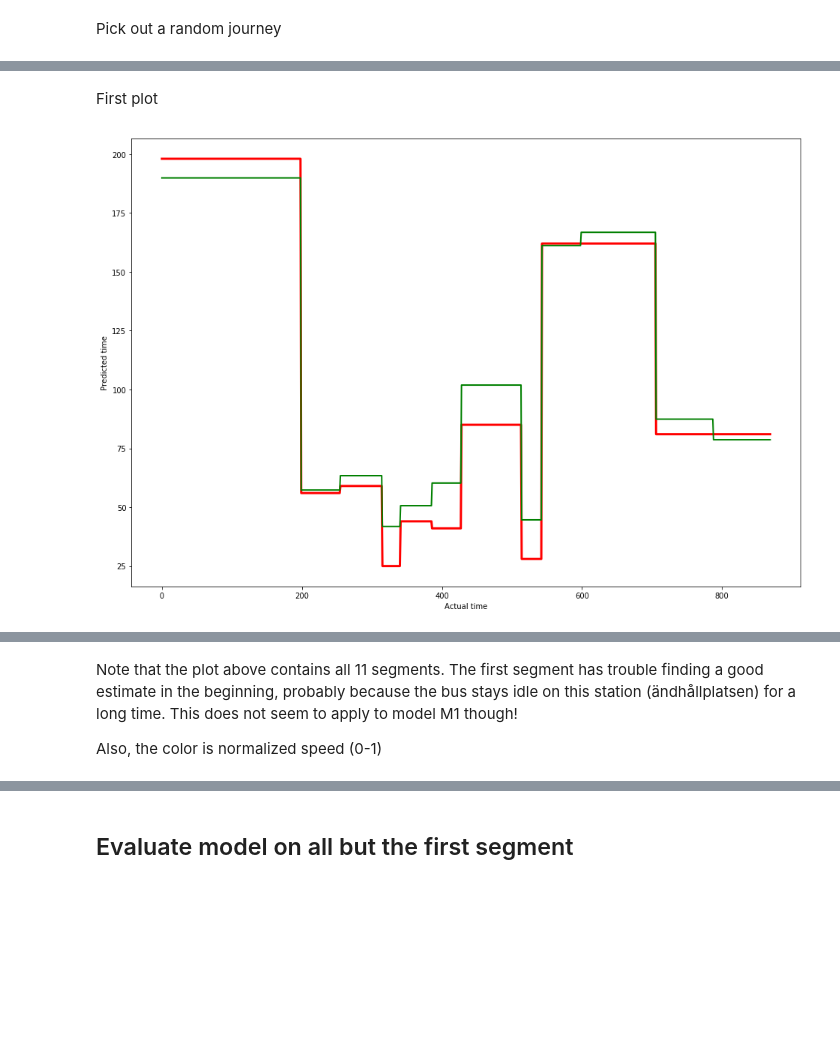
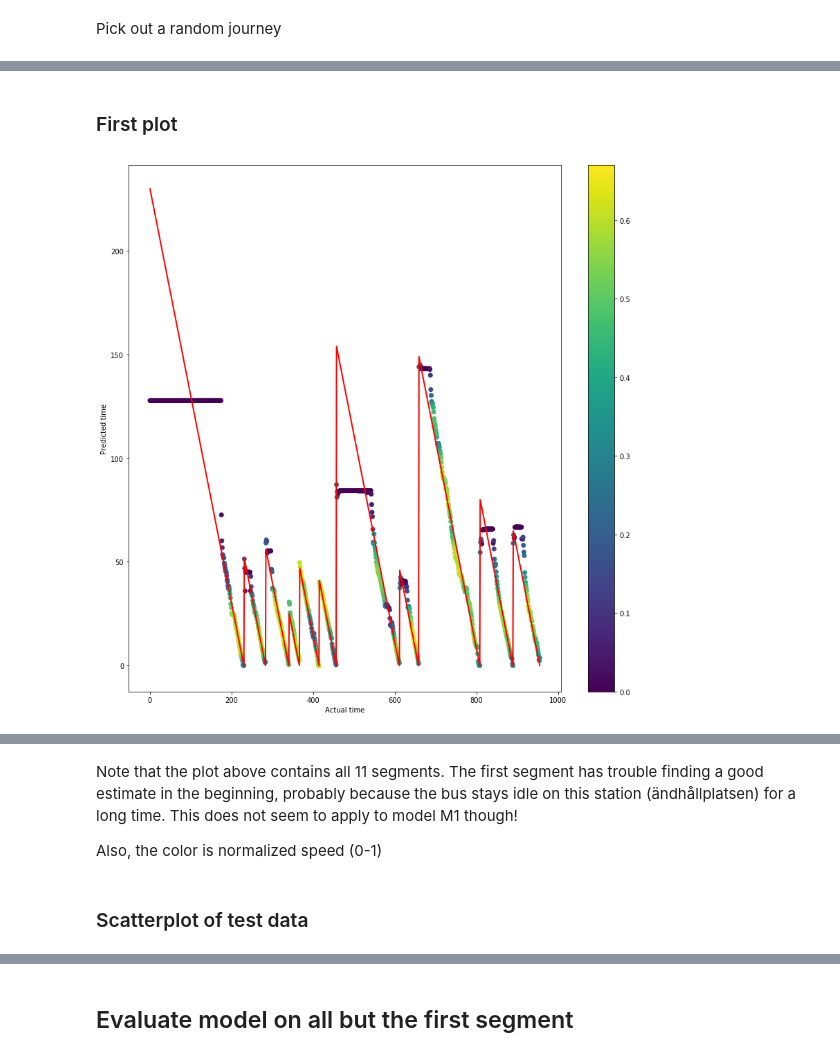
Before and after one commit to M20190649/TDDE19-bus-arrival-time, a Jupyter notebook: ANN/3. Model evaluation.ipynb, the cells around one changed output, grey strips where cells are left out. Saved outputs shown, nothing was run; the diff lists cells and outputs as text; code cells hidden in the pictures; blank space fills up the shorter version.

Commit message:
ANN: Add model M2 and write some text on step 3

```diff
--- a/ANN/3. Model evaluation.ipynb
+++ b/ANN/3. Model evaluation.ipynb
@@ -12,7 +12,7 @@ import matplotlib.pyplot as plt
 # %% [markdown]
 Pick the name for your model
 # %%
-model_name = 'ANN_M1'
+model_name = 'ANN_M2'
 # %% [markdown]
 ## Load model and data
 # %%
@@ -58,8 +59,8 @@ None
 # %% [markdown]
 Divide into labels and data, note that `journey` needs to be removed as well!
 # %%
-test_labels = data['segment_time']
-test_input = data.drop('segment_time', axis=1)
+test_labels = data.iloc[:,-1]
+test_input = data.drop(data.columns[len(data.columns)-1], axis=1)
 test_data = test_input.drop('journey', axis=1)
 test_input.head()
 # %% [output]
@@ -93,22 +94,24 @@ predictions = model.predict(model_to_predict.values, batch_size=1, verbose=1)
 journey_ = test_input.index[test_input['journey'] == selected_journey]
 j_labels = test_labels.loc[journey_]
 j_labels = j_labels.reset_index().drop(columns=['index'])
-# %% [markdown]
-First plot
+# %% [markdown]
+### First plot
 # %%
 # Set window size, only needed once
-plt.rcParams['figure.figsize'] = [16, 11]
+plt.rcParams['figure.figsize'] = [14, 14]
 # %%
-plt.plot(j_labels, color='red', linewidth=3, markersize=12)
+plt.plot(j_labels, color='red', linewidth=2, markersize=12)
+plt.ylabel('Predicted time')
+plt.xlabel('Actual time')
+
 if 'speed' in model_to_predict.columns:
-    plt.scatter(range(len(predictions)),predictions, c=model_to_predict['speed'].values)
+    plt.scatter(range(len(predictions)), predictions, c=model_to_predict['speed'].values)
     plt.colorbar()
 else:
     plt.plot(predictions, color='green', linewidth=2, markersize=12)
 
-plt.ylabel('Predicted time')
-plt.xlabel('Actual time')
+
 plt.show()
 print('MAE:', model.evaluate(model_to_predict.values, j_labels.values))
 # %% [output]
-[figure, old version]
+[figure, new version]
@@ -118,6 +121,8 @@ MAE: [7.709324228900602, 7.709324228900602]
 Note that the plot above contains all 11 segments. The first segment has trouble finding a good estimate in the beginning, probably because the bus stays idle on this station (ändhållplatsen) for a long time. This does not seem to apply to model M1 though!
 
 Also, the color is normalized speed (0-1)
+# %% [markdown]
+### Scatterplot of test data
 # %%
 test_predictions = model.predict(test_data.values)
 color = None
```
Also changed, not shown: parts of 10 cells of this notebook, 2 other files.
